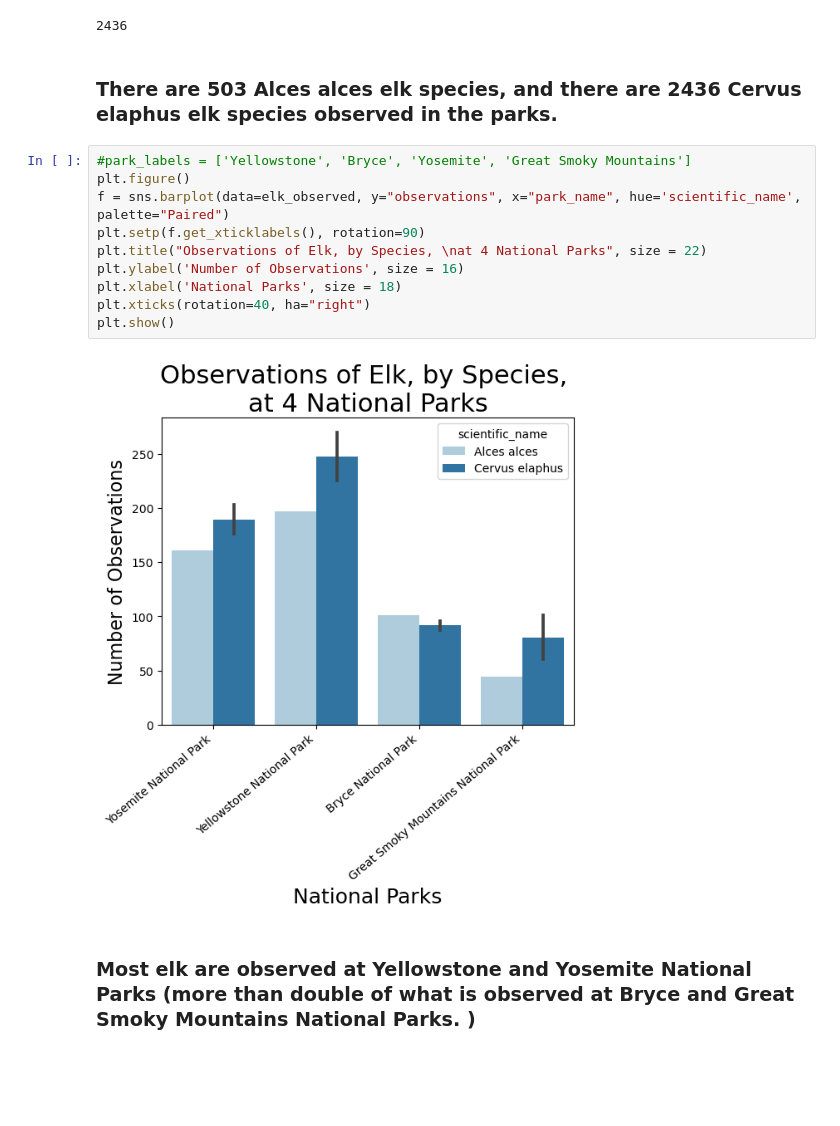
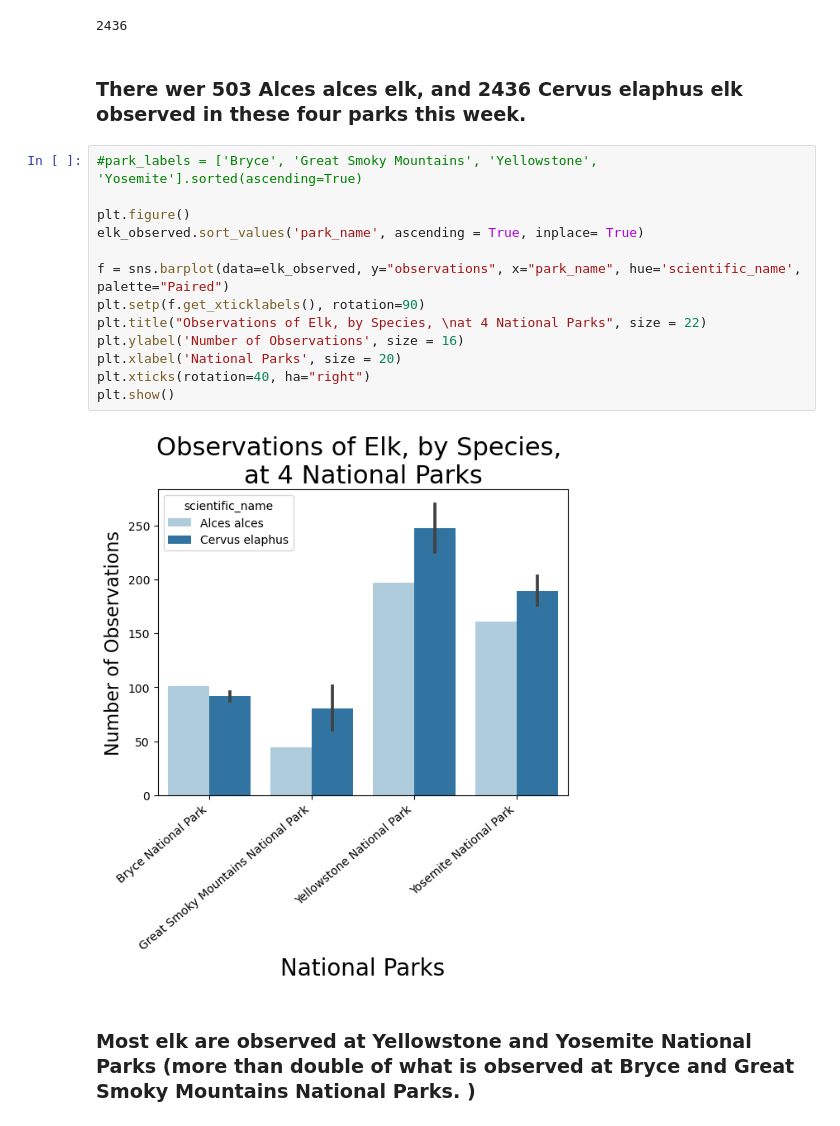
Before and after one commit to Script-Whiz/Biodiversity_NatParks, a Jupyter notebook: Biodiversity_NatParks_final.ipynb, the cells around one changed output. Saved outputs shown, nothing was run; the diff lists cells and outputs as text; blank space fills up the shorter version.

```diff
--- a/Biodiversity_NatParks_final.ipynb
+++ b/Biodiversity_NatParks_final.ipynb
@@ -774,20 +804,23 @@ Number of Cervus elephus
 print(np.where(elk_observations['scientific_name']=="Cervus elaphus", elk_observations['observations'],0).sum())
 # %% [output]
 2436
-# %% [markdown]
-### There are 503 Alces alces elk species, and there are 2436 Cervus elaphus elk species observed in the parks. ###
+# %% [markdown]
+### There wer 503 Alces alces elk, and 2436 Cervus elaphus elk observed in these four parks this week. ###
 # %%
-#park_labels = ['Yellowstone', 'Bryce', 'Yosemite', 'Great Smoky Mountains']
+#park_labels = ['Bryce', 'Great Smoky Mountains', 'Yellowstone', 'Yosemite'].sorted(ascending=True)
+
 plt.figure()
+elk_observed.sort_values('park_name', ascending = True, inplace= True)
+
 f = sns.barplot(data=elk_observed, y="observations", x="park_name", hue='scientific_name', palette="Paired")
 plt.setp(f.get_xticklabels(), rotation=90)
 plt.title("Observations of Elk, by Species, \nat 4 National Parks", size = 22)
 plt.ylabel('Number of Observations', size = 16)
-plt.xlabel('National Parks', size = 18)
+plt.xlabel('National Parks', size = 20)
 plt.xticks(rotation=40, ha="right")
 plt.show()
 # %% [output]
-[figure, old version]
+[figure, new version]
 # %% [markdown]
 ### Most elk are observed at Yellowstone and Yosemite National Parks (more than double of what is observed at Bryce and Great Smoky Mountains National Parks. ) ###
 # %% [markdown]
```
Also changed, not shown: parts of 65 cells of this notebook.
